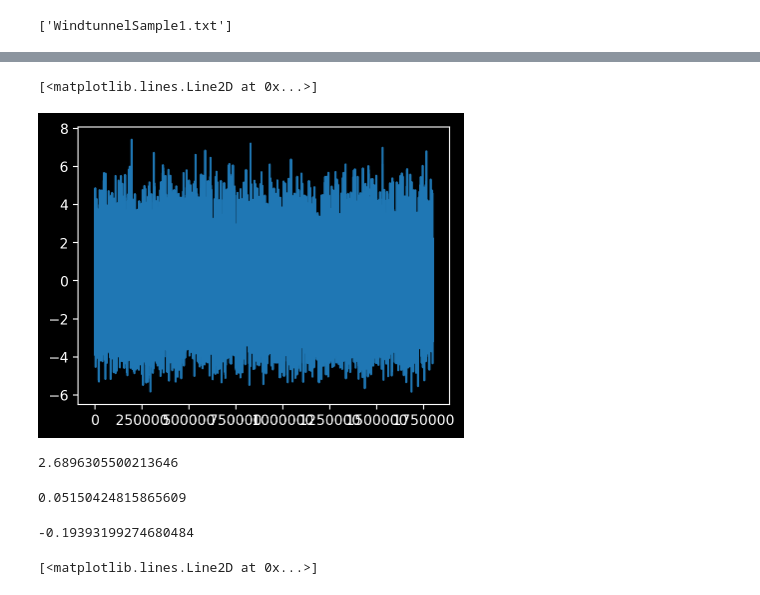
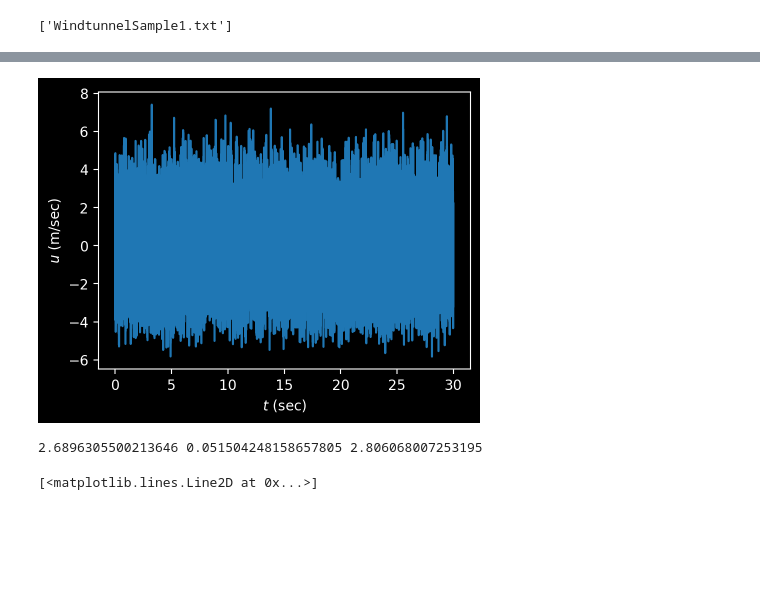
Before and after one commit to alexlib/turbulent_data_soton, a Jupyter notebook: Part1.ipynb, the cells around one changed output, grey strips where cells are left out. Saved outputs shown, nothing was run; the diff lists cells and outputs as text; code cells hidden in the pictures; blank space fills up the shorter version.

```diff
--- a/Part1.ipynb
+++ b/Part1.ipynb
@@ -17,3 +22,3 @@ plot(d[:1000])
 # %%
 # calculate the mean
-U = mean(d)
+Um = mean(U)
@@ -24,13 +29,3 @@ U
 # %%
 # new fluctuating velocity
-uf = d - U
+u = U - Um
-# %%
-plot(uf)
-# %% [output]
-[<matplotlib.lines.Line2D at 0x...>]
-[figure, removed]
-# %%
-# variance, skewness, kurtosis
-var(uf)
-# %% [output]
-2.6896305500213646
@@ -39,10 +32,17 @@ from scipy.stats import skew, kurtosis
-# %%
-skew(uf)
-# %% [output]
-0.05150424815865609
-# %%
-kurtosis(uf)
-# %% [output]
--0.19393199274680484
+# %%
+plot(t,u)
+xlabel('$t$ (sec)')
+ylabel('$u$ (m/sec)');
+# %% [output]
+[figure, added]
+# %%
+# variance, skewness, kurtosis
+variance_u = sum(u**2)/u.shape[0]
+skewness_u = (sum(u**3)/u.shape[0]) / (variance_u**(3/2))
+kurtosis_u = (sum(u**4)/u.shape[0]) / (variance_u**(2))
+
+print(variance_u, skewness_u, kurtosis_u)
+# %% [output]
+2.6896305500213646 0.051504248158657805 2.806068007253195
 # %%
 ax = arange(-6,6,.01) # [-6:.01:6]; %set up the bins for the pdf
```
Also changed, not shown: parts of 7 cells of this notebook.
